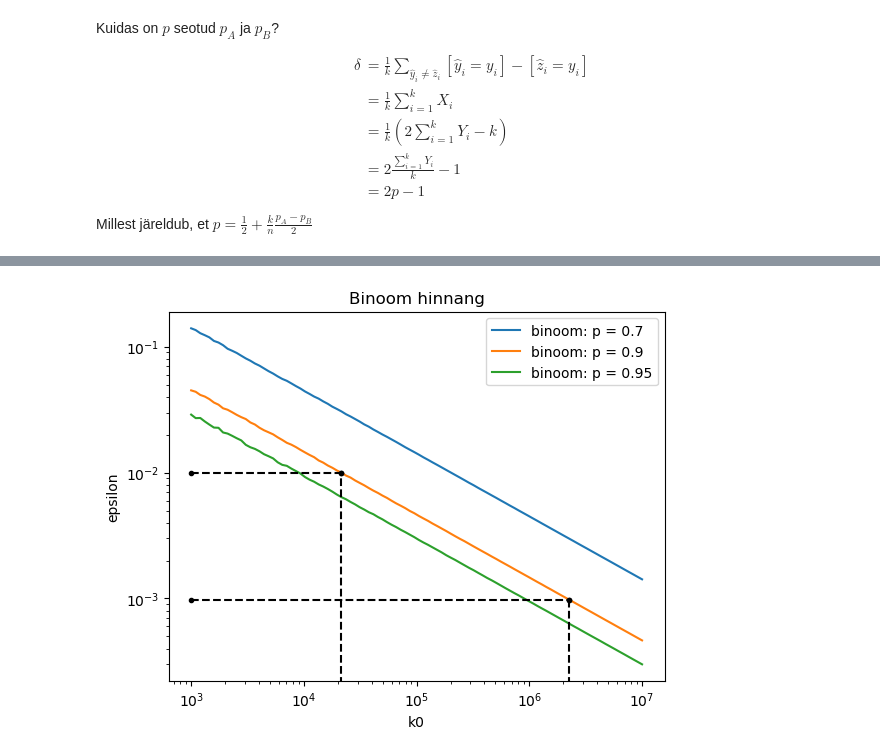
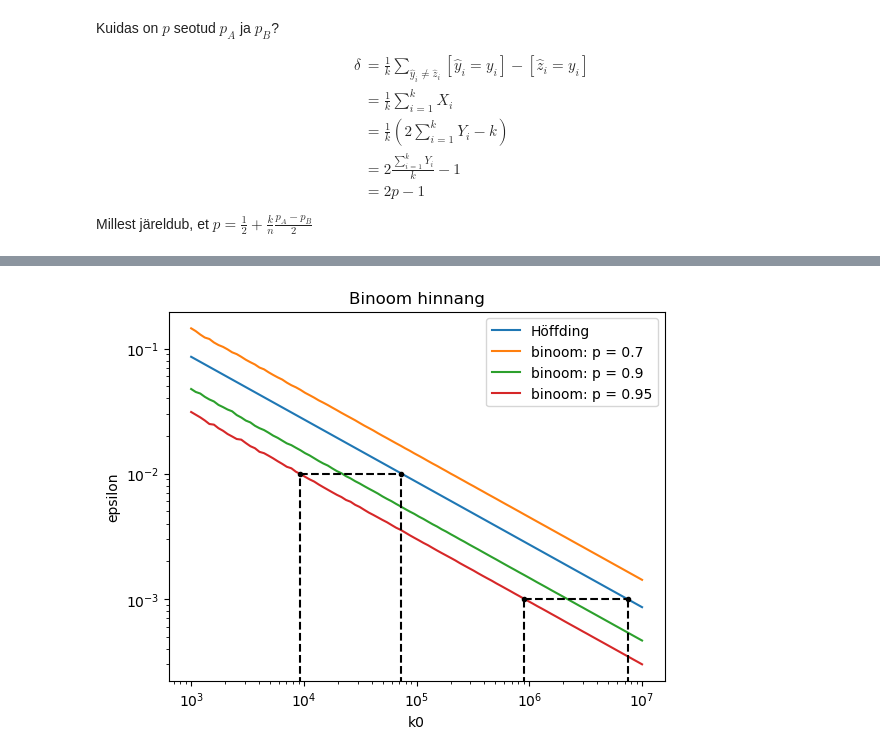
Before and after one commit to mart-mihkel/mudelite_hindamine, a Jupyter notebook: relatiivne.ipynb, the cells around one changed output, grey strips where cells are left out. Cells and saved outputs as stored; diff of their text form; code cells hidden in the pictures.

Commit message:
binoom hinnang

```diff
--- a/relatiivne.ipynb
+++ b/relatiivne.ipynb
@@ -127,37 +129,45 @@ siin $q = 2.5$ protsendipunkt
 # %%
-k0 = np.logspace(3, 7, num=100)
+ell = np.logspace(3, 7, num=100)
 tõenäosused = np.array([0.7, 0.9, 0.95])
 
-#epsilon_binoom = np.array([1 - binom.ppf(q=0.025, p=p, n=k0) / (k0 * 2 * p - k0) for p in tõenäosused])
-epsilon_binoom = np.array([(2 * binom.ppf(q=(1 - 0.025), p=p, n=k0)) / (k0 * (2 * p - 1)) - 1 / (2 * p - 1) - 1 for p in tõenäosused])
+epsilon_höffding = np.sqrt(- np.log((1 - 0.95) / 2) * (2 / ell))
+epsilon_binoom = []
+for p in tõenäosused:
+    delta = 2 * p - 1
+    q = binom.ppf(q=0.025, p=p, n=ell)
+    epsilon = 1 + 1 / delta - (2 * q) / (ell * delta)
 
+    epsilon_binoom.append(epsilon)
+
+epsilon_binoom = np.array(epsilon_binoom)
+
+plt.plot(ell, epsilon_höffding)
 for e in epsilon_binoom:
-    plt.plot(k0, e)
+    plt.plot(ell, e)
 
-# epsilon = 1%
-i = np.argmin(np.abs(epsilon_binoom[1] - 0.01))
-plt.plot([k0[0], k0[i]], [epsilon_binoom[1][i], epsilon_binoom[1][i]], '.k--')
-plt.plot([k0[i], k0[i]], [0, epsilon_binoom[1][i]], '.k--')
+for e in [0.01, 0.001]:
+    i_binoom = np.argmin(np.abs(epsilon_binoom[-1] - e))
+    i_höffding = np.argmin(np.abs(epsilon_höffding - e))
 
-# epsilon = 0.1%
-i = np.argmin(np.abs(epsilon_binoom[1] - 0.001))
-plt.plot([k0[0], k0[i]], [epsilon_binoom[1][i], epsilon_binoom[1][i]], '.k--')
-plt.plot([k0[i], k0[i]], [0, epsilon_binoom[1][i]], '.k--')
+    plt.plot([ell[i_binoom], ell[i_höffding]], [epsilon_binoom[-1][i_binoom], epsilon_binoom[-1][i_binoom]], '.k--')
+    plt.plot([ell[i_binoom], ell[i_binoom]], [0, epsilon_binoom[-1][i_binoom]], 'k--')
+    plt.plot([ell[i_höffding], ell[i_höffding]], [0, epsilon_binoom[-1][i_binoom]], 'k--')
+
 
 plt.title('Binoom hinnang')
 
-plt.legend([f'binoom: p = {p}' for p in tõenäosused])
+plt.legend(['Höffding'] + [f'binoom: p = {p}' for p in tõenäosused])
 
 plt.xlabel('k0')
 plt.xscale('log')
 plt.xticks(np.logspace(3, 7, num=5))
 
 plt.ylabel('epsilon')
 plt.yscale('log')
 plt.yticks(np.logspace(-3, -1, num=3))
 
 plt.show()
 
 # TODO tabel/dataframe
 # %% [output]
-[figure, old version]
+[figure, new version]
```
Also changed, not shown: parts of 5 cells of this notebook.
